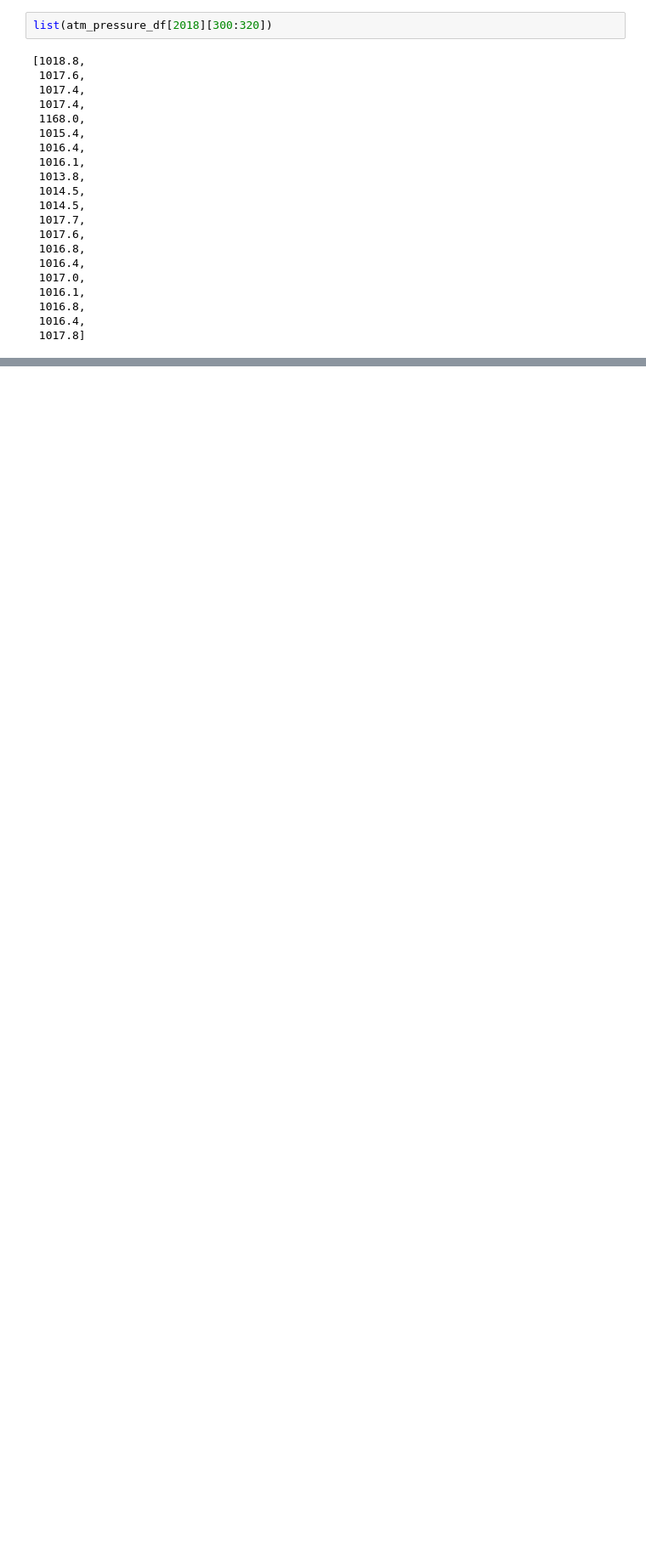
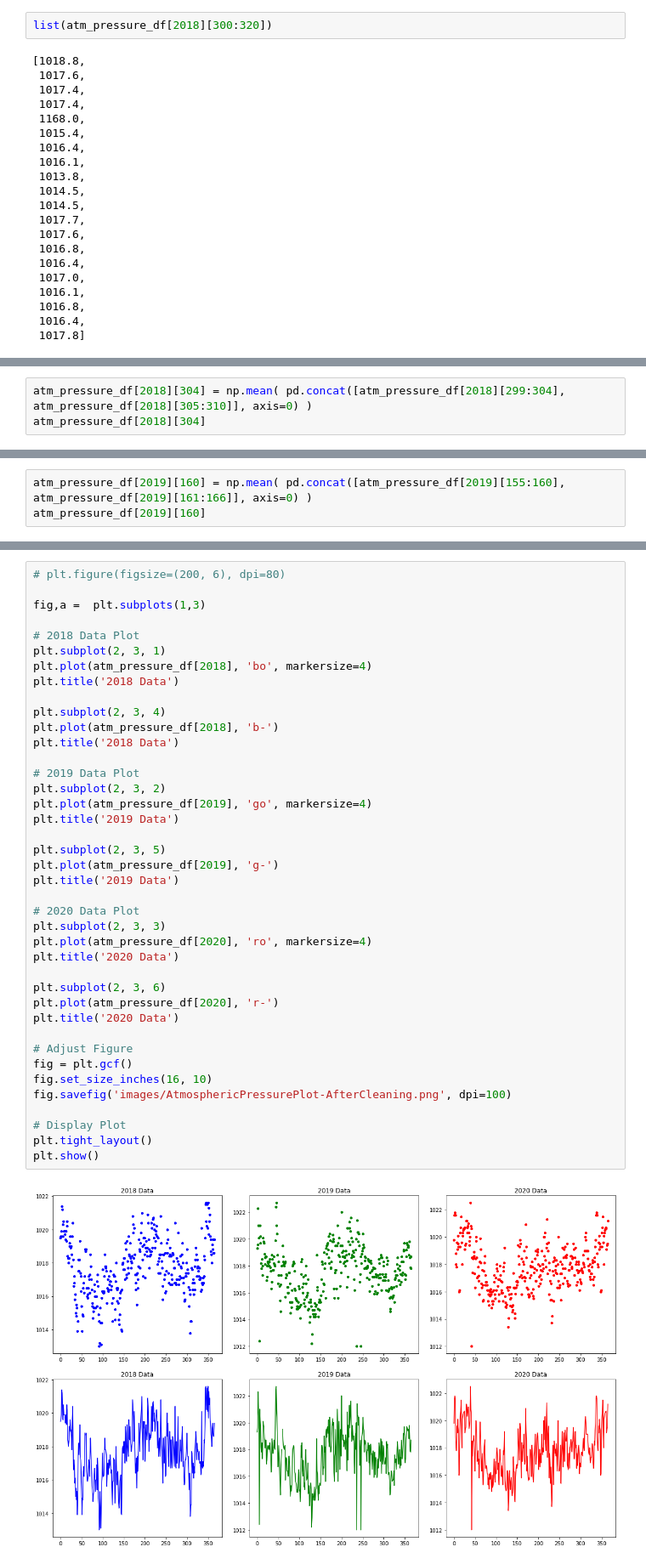
Before and after one commit to olanrewajufarooq/WeatherForecast-LSTMModel, a Jupyter notebook: WeatherForecast.ipynb, the cells around one changed output, grey strips where cells are left out. Shown at 85% size. Drawn from its saved outputs; the diff is of its cells as text; blank space fills up the shorter version.

Commit message:
Atmospheric Data Cleaning

```diff
--- a/WeatherForecast.ipynb
+++ b/WeatherForecast.ipynb
@@ -148,0 +159,3 @@ list(atm_pressure_df[2018][300:320])
+# %%
+atm_pressure_df[2018][304] = np.mean( pd.concat([atm_pressure_df[2018][299:304], atm_pressure_df[2018][305:310]], axis=0) )
+atm_pressure_df[2018][304]
@@ -148,0 +197,3 @@ list(atm_pressure_df[2018][300:320])
+# %%
+atm_pressure_df[2019][160] = np.mean( pd.concat([atm_pressure_df[2019][155:160], atm_pressure_df[2019][161:166]], axis=0) )
+atm_pressure_df[2019][160]
@@ -148,0 +208,42 @@ list(atm_pressure_df[2018][300:320])
+# %%
+# plt.figure(figsize=(200, 6), dpi=80)
+
+fig,a =  plt.subplots(1,3)
+
+# 2018 Data Plot
+plt.subplot(2, 3, 1)
+plt.plot(atm_pressure_df[2018], 'bo', markersize=4)
+plt.title('2018 Data')
+
+plt.subplot(2, 3, 4)
+plt.plot(atm_pressure_df[2018], 'b-')
+plt.title('2018 Data')
+
+# 2019 Data Plot
+plt.subplot(2, 3, 2)
+plt.plot(atm_pressure_df[2019], 'go', markersize=4)
+plt.title('2019 Data')
+
+plt.subplot(2, 3, 5)
+plt.plot(atm_pressure_df[2019], 'g-')
+plt.title('2019 Data')
+
+# 2020 Data Plot
+plt.subplot(2, 3, 3)
+plt.plot(atm_pressure_df[2020], 'ro', markersize=4)
+plt.title('2020 Data')
+
+plt.subplot(2, 3, 6)
+plt.plot(atm_pressure_df[2020], 'r-')
+plt.title('2020 Data')
+
+# Adjust Figure
+fig = plt.gcf()
+fig.set_size_inches(16, 10)
+fig.savefig('images/AtmosphericPressurePlot-AfterCleaning.png', dpi=100)
+
+# Display Plot
+plt.tight_layout()
+plt.show()
+# %% [output]
+[figure, added]
```
Also changed, not shown: parts of 12 cells of this notebook, 1 other file.
